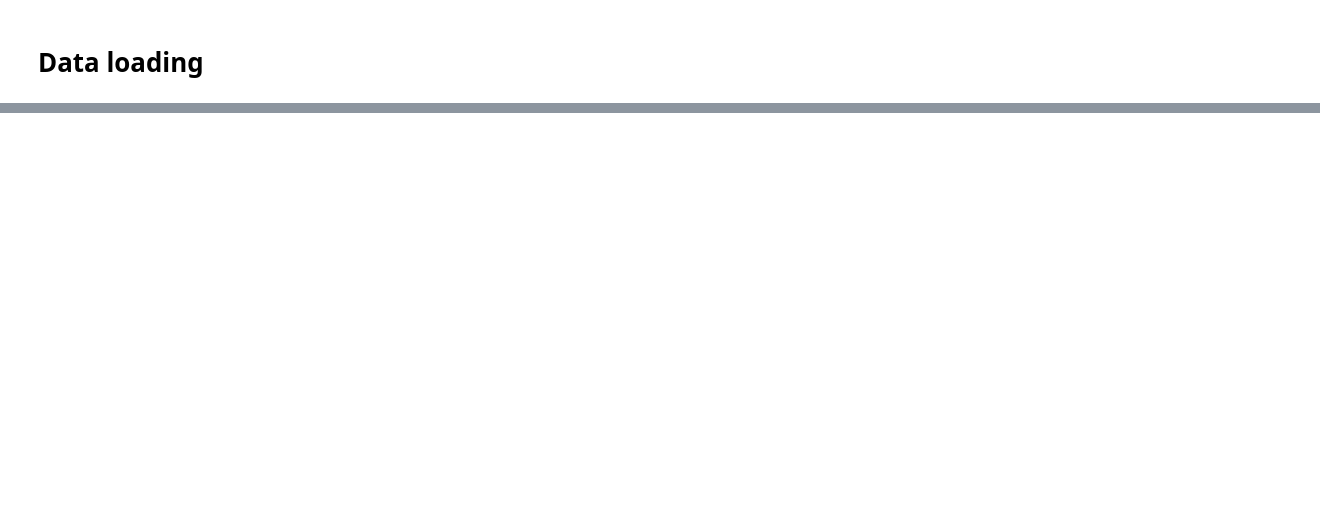
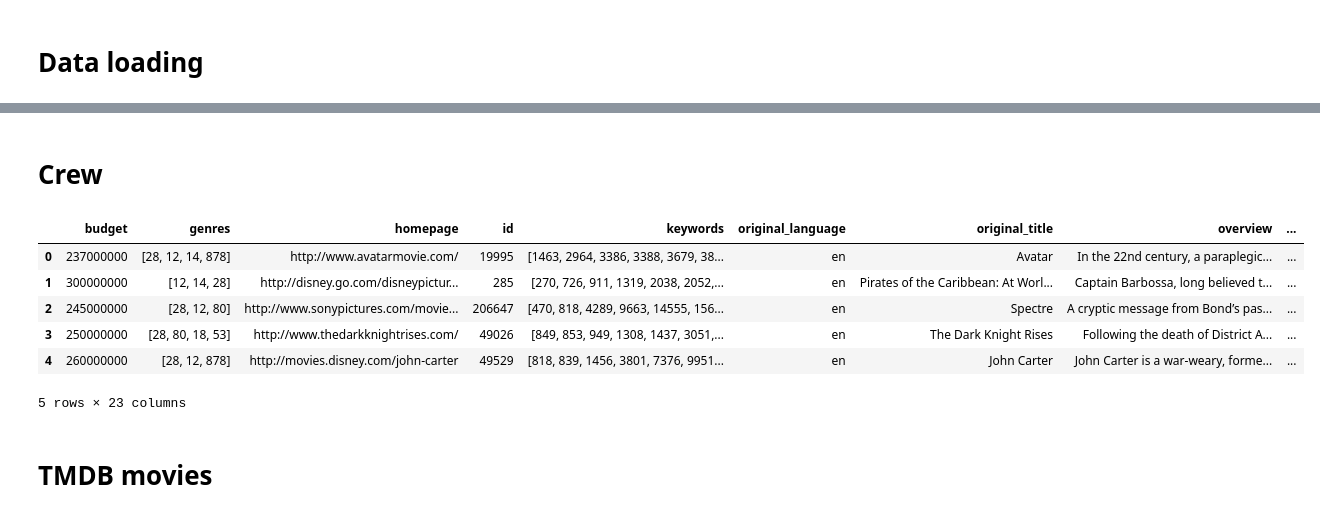
Before and after one commit to zotovy/movies_recomendation_system, a Jupyter notebook: notebooks/postgres_data_preprocessing.ipynb, the cells around one changed output, grey strips where cells are left out. Cells and saved outputs as stored; diff of their text form; code cells hidden in the pictures; blank space fills up the shorter version.

Commit message:
feat(preprocessing): extract tmdb csv files

```diff
--- a/notebooks/postgres_data_preprocessing.ipynb
+++ b/notebooks/postgres_data_preprocessing.ipynb
@@ -70,0 +192,7 @@ tmdb_movies.release_date = pd.to_datetime(tmdb_movies.release_date)
+# %%
+# replace tmdb_movies.spoken_languages with list of ids
+def replace_spoken_languages(languages_str):
+    languages_list = json.loads(languages_str)
+    return [language['iso_639_1'] for language in languages_list]
+
+tmdb_movies.spoken_languages = tmdb_movies.spoken_languages.apply(replace_spoken_languages)
@@ -70,0 +222,25 @@ tmdb_movies.release_date = pd.to_datetime(tmdb_movies.release_date)
+# %%
+# replace tmdb_movies.cast with list of ids
+def replace_cast(cast_str):
+    cast_list = json.loads(cast_str)
+    return [cast['id'] for cast in cast_list]
+
+tmdb_movies.cast = tmdb_movies.cast.apply(replace_cast)
+# %% [markdown]
+# Crew
+# %%
+def extract_crew(crew_str):
+    crew_list = json.loads(crew_str)
+    return [(crew['id'], crew['name'], crew['job'], crew['gender'], crew['department']) for crew in crew_list]
+
+# Applying the function to extract crew and flattening the list
+crew_list = tmdb_movies.crew.apply(extract_crew).explode().tolist()
+
+# Creating a DataFrame with unique keywords IDs and names
+crew_df = pd.DataFrame(crew_list, columns=['id', 'name', 'job', 'gender', 'department']).drop_duplicates()
+
+# Drop NA
+crew_df = crew_df[crew_df.id.notna()]
+
+# Made id int type
+crew_df.id = crew_df.id.astype(int)
@@ -70,0 +250,19 @@ tmdb_movies.release_date = pd.to_datetime(tmdb_movies.release_date)
+# %%
+# replace tmdb_movies.crew with list of ids
+def replace_crew(crew_str):
+    crew_list = json.loads(crew_str)
+    return [crew['id'] for crew in crew_list]
+
+tmdb_movies.crew = tmdb_movies.crew.apply(replace_crew)
+# %%
+tmdb_movies.head()
+# %% [output]
+|  | budget | genres | homepage | id | keywords | original_language | original_title | overview | ... |
+| 0 | 237000000 | [28, 12, 14, 878] | http://www.avatarmovie.com/ | 19995 | [1463, 2964, 3386, 3388, 3679, 38... | en | Avatar | In the 22nd century, a paraplegic... | ... |
+| 1 | 300000000 | [12, 14, 28] | http://disney.go.com/disneypictur... | 285 | [270, 726, 911, 1319, 2038, 2052,... | en | Pirates of the Caribbean: At Worl... | Captain Barbossa, long believed t... | ... |
+| 2 | 245000000 | [28, 12, 80] | http://www.sonypictures.com/movie... | 206647 | [470, 818, 4289, 9663, 14555, 156... | en | Spectre | A cryptic message from Bond’s pas... | ... |
+| 3 | 250000000 | [28, 80, 18, 53] | http://www.thedarkknightrises.com/ | 49026 | [849, 853, 949, 1308, 1437, 3051,... | en | The Dark Knight Rises | Following the death of District A... | ... |
+| 4 | 260000000 | [28, 12, 878] | http://movies.disney.com/john-carter | 49529 | [818, 839, 1456, 3801, 7376, 9951... | en | John Carter | John Carter is a war-weary, forme... | ... |
+5 rows × 23 columns
+# %% [markdown]
+# TMDB movies
```
Also changed, not shown: parts of 28 cells of this notebook, 11 other files.
